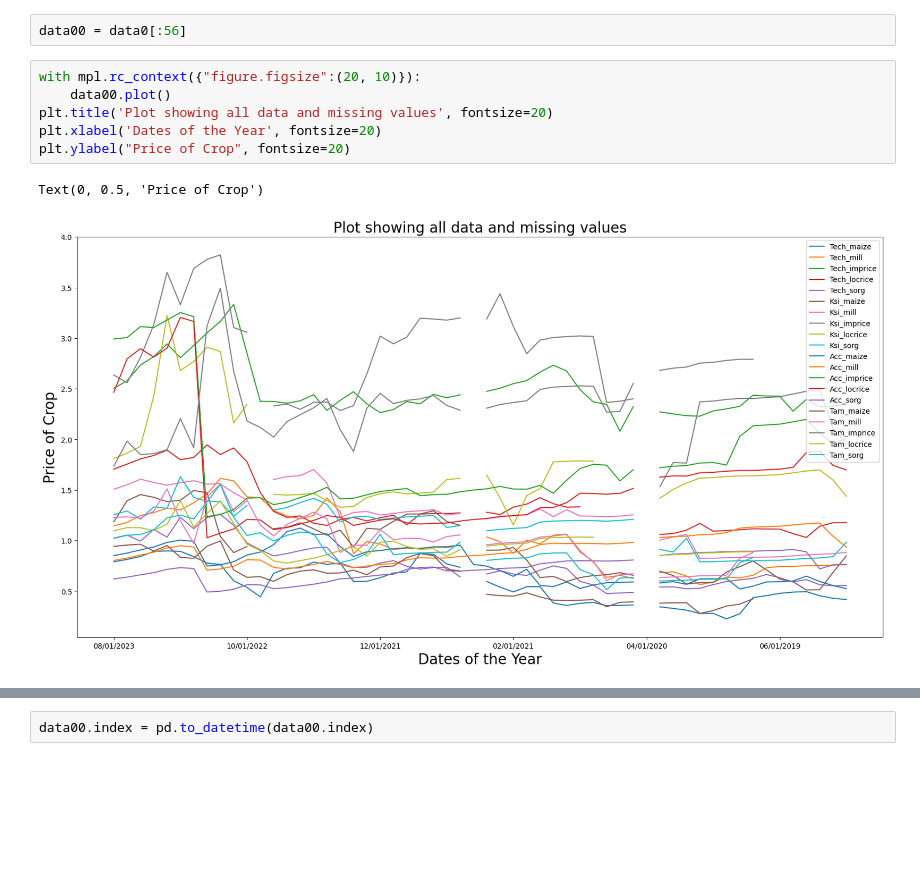
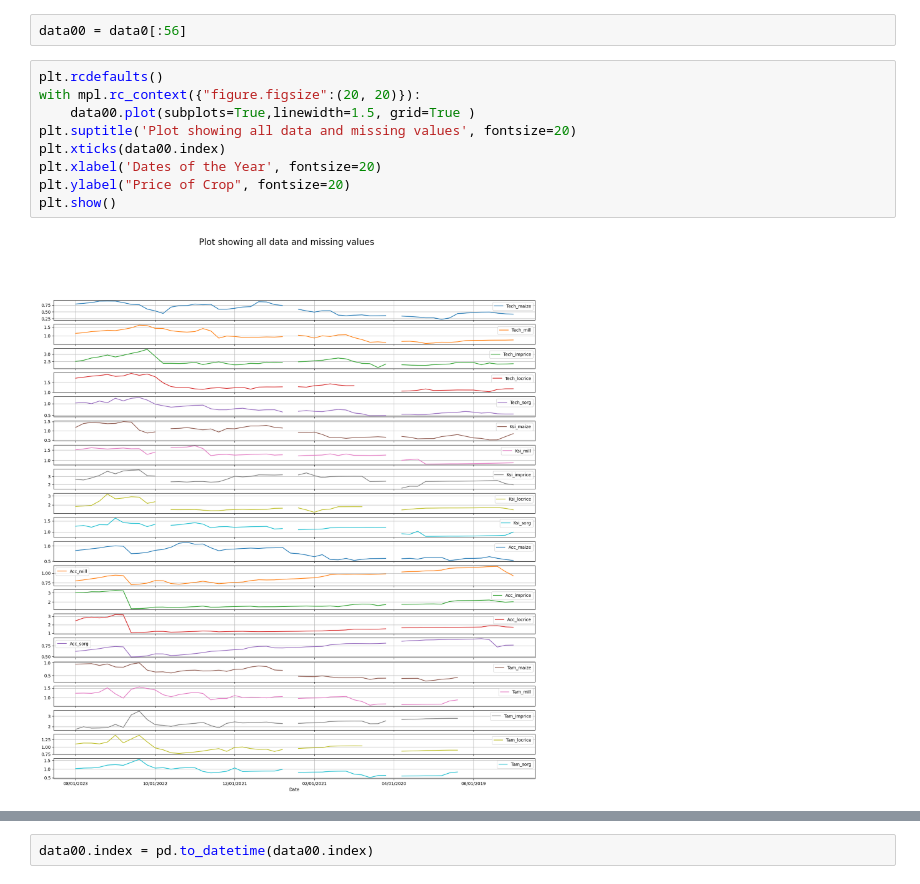
Before and after one commit to duutabib/crispyMissing_data, a Jupyter notebook: drNanaAmma0.ipynb, the cells around one changed output, grey strips where cells are left out. Cells and saved outputs as stored; diff of their text form; blank space fills up the shorter version.

```diff
--- a/drNanaAmma0.ipynb
+++ b/drNanaAmma0.ipynb
@@ -11,11 +11,13 @@ data0 = pd.read_csv('/Users/duuta/drNanaAma/jan2019_aug2019.csv', header='infer'
 # %%
 data00 = data0[:56]
 # %%
-with mpl.rc_context({"figure.figsize":(20, 10)}):
-    data00.plot()
-plt.title('Plot showing all data and missing values', fontsize=20)
+plt.rcdefaults()
+with mpl.rc_context({"figure.figsize":(20, 20)}):
+    data00.plot(subplots=True,linewidth=1.5, grid=True )
+plt.suptitle('Plot showing all data and missing values', fontsize=20)
+plt.xticks(data00.index)
 plt.xlabel('Dates of the Year', fontsize=20)
 plt.ylabel("Price of Crop", fontsize=20)
+plt.show()
 # %% [output]
-Text(0, 0.5, 'Price of Crop')
-[figure, old version]
+[figure, new version]
```
Also changed, not shown: parts of 15 cells of this notebook.
